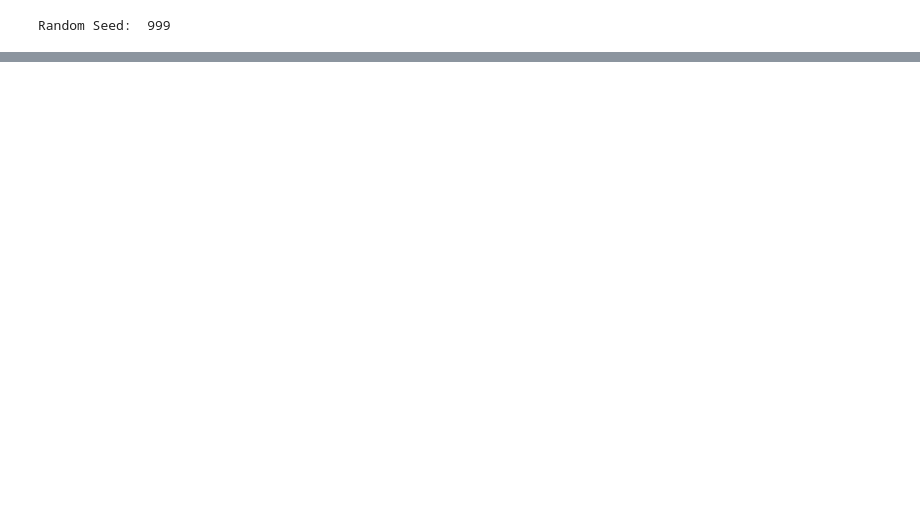
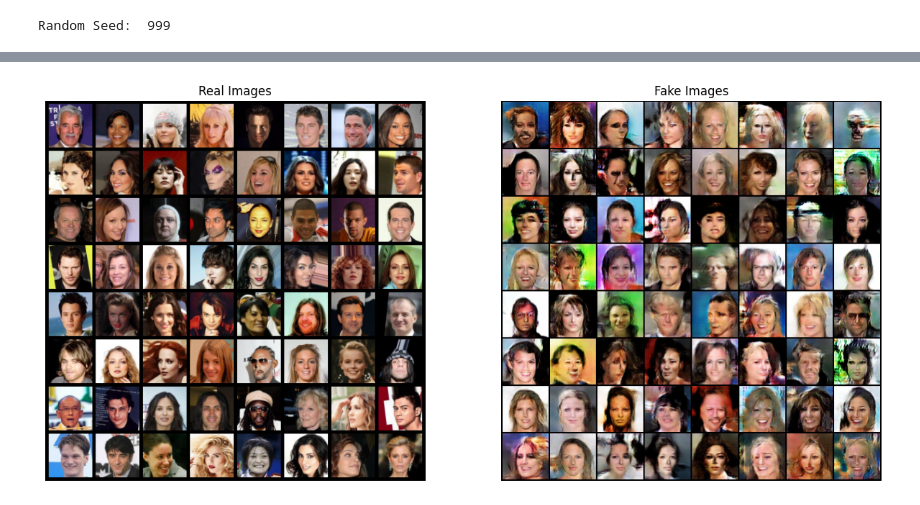
Before and after one commit to tryggebygge/TIF360-Project, a Jupyter notebook: main.ipynb, the cells around one changed output, grey strips where cells are left out. Cells and saved outputs as stored; diff of their text form; code cells hidden in the pictures; blank space fills up the shorter version.

```diff
--- a/main.ipynb
+++ b/main.ipynb
@@ -171,10 +205,9 @@ img_list = []
 G_losses = []
 D_losses = []
 iters = 0
-num_epochs = 100
+
 print("Starting Training Loop...")
 # For each epoch
-torch.autograd.set_detect_anomaly(True)
 for epoch in range(num_epochs):
     # For each batch in the dataloader
     for i, data in enumerate(dataloader, 0):
@@ -183,15 +216,14 @@ for epoch in range(num_epochs):
         # (1) Update D network: maximize log(D(x)) + log(1 - D(G(z)))
         ###########################
         ## Train with all-real batch
-        netdisc.zero_grad()
+        netD.zero_grad()
         # Format batch
         real_cpu = data[0]
         b_size = real_cpu.size(0)
-        label = torch.full((b_size,), real_label, dtype=torch.float)
-        print(len(real_cpu))
+        label = torch.full((b_size,), real_label, dtype=torch.float, device=device)
         # Forward pass real batch through D
-        output = netdisc(real_cpu).view(-1)
-        print(len(output))        # Calculate loss on all-real batch
+        output = netD(real_cpu).view(-1)
+        # Calculate loss on all-real batch
         errD_real = criterion(output, label)
         # Calculate gradients for D in backward pass
         errD_real.backward()
@@ -199,18 +231,15 @@ for epoch in range(num_epochs):
 
         ## Train with all-fake batch
         # Generate batch of latent vectors
-        noise = torch.randn(b_size, 128, 1, 1)
+        noise = torch.randn(b_size, 100, 1, 1, device=device)
         # Generate fake image batch with G
-        fake = netgen(noise)
+        fake = netG(noise)
         label.fill_(fake_label)
-        fake_detach = fake.clone().detach()
         # Classify all fake batch with D
-
-        output = netdisc(fake_detach).view(-1)
+        output = netD(fake.detach()).view(-1)
         # Calculate D's loss on the all-fake batch
         errD_fake = criterion(output, label)
         # Calculate the gradients for this batch, accumulated (summed) with previous gradients
-
         errD_fake.backward()
         D_G_z1 = output.mean().item()
         # Compute error of D as sum over the fake and the real batches
@@ -221,10 +250,10 @@ for epoch in range(num_epochs):
         ############################
         # (2) Update G network: maximize log(D(G(z)))
         ###########################
-        netgen.zero_grad()
+        netG.zero_grad()
         label.fill_(real_label)  # fake labels are real for generator cost
         # Since we just updated D, perform another forward pass of all-fake batch through D
-        output = netdisc(fake).view(-1)
+        output = netD(fake).view(-1)
         # Calculate G's loss based on this output
         errG = criterion(output, label)
         # Calculate gradients for G
@@ -246,7 +275,7 @@ for epoch in range(num_epochs):
         # Check how the generator is doing by saving G's output on fixed_noise
         if (iters % 500 == 0) or ((epoch == num_epochs-1) and (i == len(dataloader)-1)):
             with torch.no_grad():
-                fake = netgen(fixed_noise).detach().cpu()
+                fake = netG(fixed_noise).detach().cpu()
             img_list.append(vutils.make_grid(fake, padding=2, normalize=True))
 
         iters += 1
@@ -266,0 +311,18 @@ plt.show()
+# %%
+real_batch = next(iter(dataloader))
+
+# Plot the real images
+plt.figure(figsize=(15,15))
+plt.subplot(1,2,1)
+plt.axis("off")
+plt.title("Real Images")
+plt.imshow(np.transpose(vutils.make_grid(real_batch[0][:64], padding=5, normalize=True).cpu(),(1,2,0)))
+
+# Plot the fake images from the last epoch
+plt.subplot(1,2,2)
+plt.axis("off")
+plt.title("Fake Images")
+plt.imshow(np.transpose(img_list[-1],(1,2,0)))
+plt.show()
+# %% [output]
+[figure, added]
```
Also changed, not shown: parts of 11 cells of this notebook.
